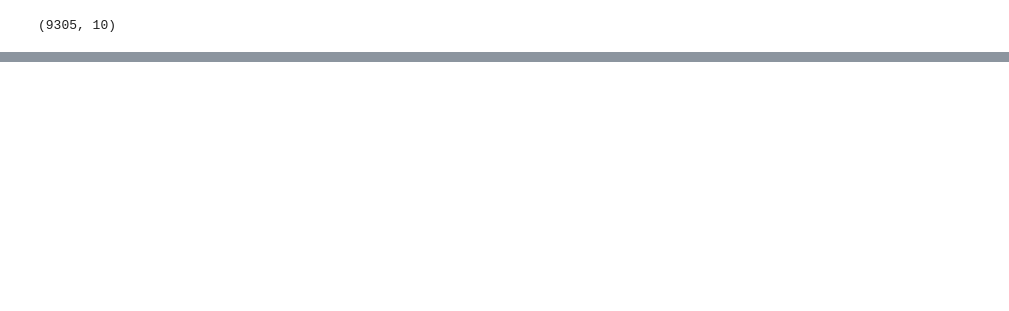
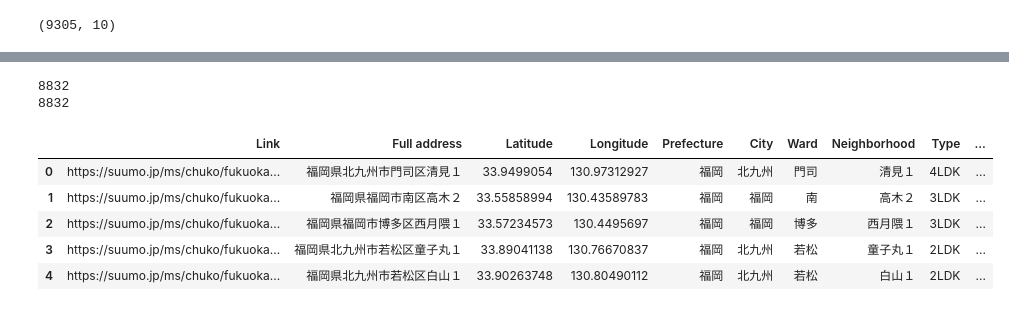
Before and after one commit to Iruka-jp/fudoinvest, a Jupyter notebook: bukken_scrapper.ipynb, the cells around one changed output, grey strips where cells are left out. Drawn from its saved outputs; the diff is of its cells as text; code cells hidden in the pictures; blank space fills up the shorter version.

```diff
--- a/bukken_scrapper.ipynb
+++ b/bukken_scrapper.ipynb
@@ -431,0 +467,5 @@ KeyError: 'BING_MAP_API'
+# %%
+print(response.status_code)
+print(response.headers.get('Content-Type',''))
+r = response.json()
+r
@@ -431,0 +503,12 @@ KeyError: 'BING_MAP_API'
+# %%
+latitude=[]
+longitude=[]
+with open('lat_long.csv', newline='') as csvfile:
+    cread = csv.reader(csvfile, delimiter=',')
+    for row in cread:
+        if row==[]: continue
+        latitude.append(row[0])
+        longitude.append(row[1])
+
+print(len(latitude))
+print(len(longitude))
@@ -431,0 +518,12 @@ KeyError: 'BING_MAP_API'
+# %%
+def get_coordinates(address):
+    response = requests.get('https://dev.virtualearth.net/REST/v1/Locations?q=' + address + '&culture=ja&key=' + os.environ['BING_MAP_API'])
+    if response.status_code == 200 and 'application/json' in response.headers.get('Content-Type',''):
+        r=response.json()
+        try:
+            latitude = r['resourceSets'][0]['resources'][0]['geocodePoints'][0]['coordinates'][0]
+            longitude = r['resourceSets'][0]['resources'][0]['geocodePoints'][0]['coordinates'][1]
+        except:
+            latitude = None
+            longitude = None
+    return latitude, longitude
@@ -431,0 +535,11 @@ KeyError: 'BING_MAP_API'
+# %%
+for i, address in enumerate(listing_data['Full address'][7000:]):
+    print('Request number: {}'.format(i+1))
+    lat, long = get_coordinates(address)
+    #lat, long = None, None
+    latitude.append(lat)
+    longitude.append(long)
+    if i%50 == 0 and i>0:
+        wait_time = random.uniform(25, 35)
+        print('Wait time: ' + str(wait_time) + 's')
+        time.sleep(wait_time)
@@ -431,0 +564,6 @@ KeyError: 'BING_MAP_API'
+# %%
+print(len(latitude))
+print(len(longitude))
+# %% [output]
+8832
+8832
@@ -431,0 +574,11 @@ KeyError: 'BING_MAP_API'
+# %%
+listing_data.insert(2,'Latitude', latitude, True)
+listing_data.insert(3,'Longitude', longitude, True)
+listing_data.head()
+# %% [output]
+|  | Link | Full address | Latitude | Longitude | Prefecture | City | Ward | Neighborhood | Type | ... |
+| 0 | https://suumo.jp/ms/chuko/fukuoka... | 福岡県北九州市門司区清見１ | 33.9499054 | 130.97312927 | 福岡 | 北九州 | 門司 | 清見１ | 4LDK | ... |
+| 1 | https://suumo.jp/ms/chuko/fukuoka... | 福岡県福岡市南区高木２ | 33.55858994 | 130.43589783 | 福岡 | 福岡 | 南 | 高木２ | 3LDK | ... |
+| 2 | https://suumo.jp/ms/chuko/fukuoka... | 福岡県福岡市博多区西月隈１ | 33.57234573 | 130.4495697 | 福岡 | 福岡 | 博多 | 西月隈１ | 3LDK | ... |
+| 3 | https://suumo.jp/ms/chuko/fukuoka... | 福岡県北九州市若松区童子丸１ | 33.89041138 | 130.76670837 | 福岡 | 北九州 | 若松 | 童子丸１ | 2LDK | ... |
+| 4 | https://suumo.jp/ms/chuko/fukuoka... | 福岡県北九州市若松区白山１ | 33.90263748 | 130.80490112 | 福岡 | 北九州 | 若松 | 白山１ | 2LDK | ... |
```
Also changed, not shown: parts of 47 cells of this notebook.
